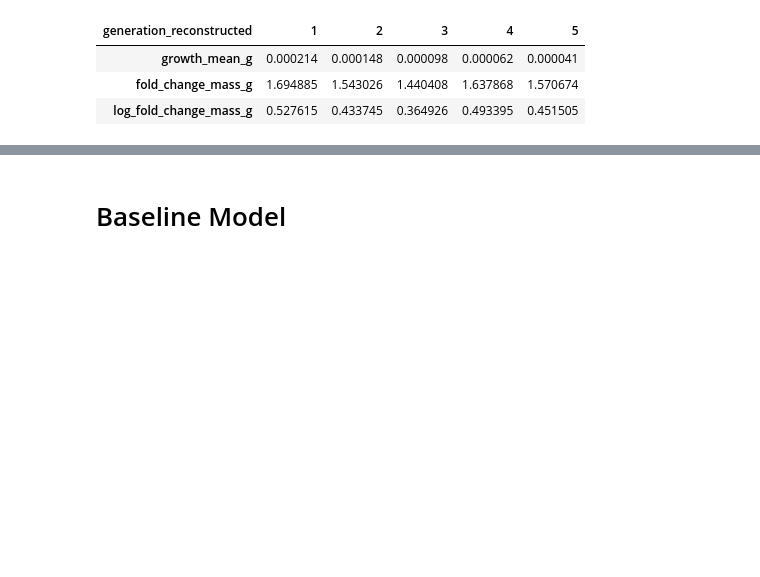
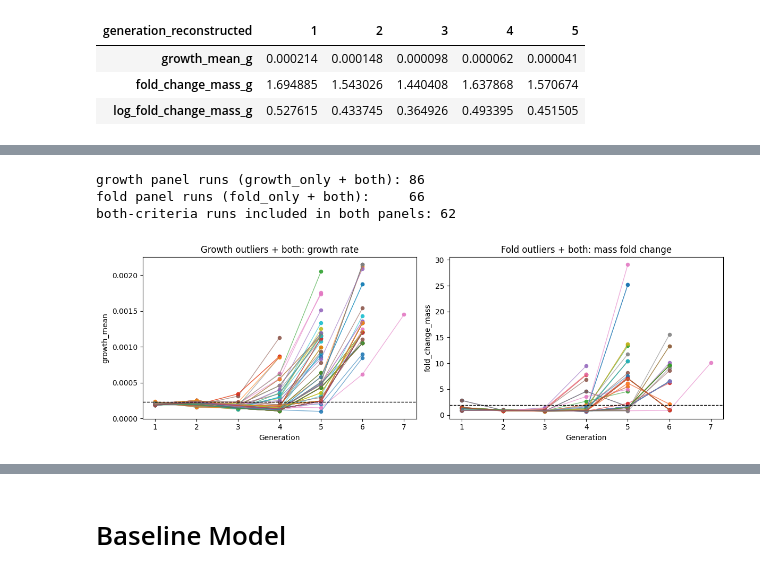
Before and after one commit to katha815/vEcoli-Local, a Jupyter notebook: surrogate/baseline_growth_rate.ipynb, the cells around one changed output, grey strips where cells are left out. Drawn from its saved outputs; the diff is of its cells as text; code cells hidden in the pictures; blank space fills up the shorter version.

```diff
--- a/surrogate/baseline_growth_rate.ipynb
+++ b/surrogate/baseline_growth_rate.ipynb
@@ -2836,0 +4931,43 @@ Wide preview (single-run feature/target style):
+# %%
+# Reuse ko_avg, ko_failed, base_growth, base_fold from previous cells
+growth_only_runs = ko_avg.loc[ko_avg['growth_outlier'] & ~ko_avg['fold_outlier'], 'run']
+fold_only_runs = ko_avg.loc[~ko_avg['growth_outlier'] & ko_avg['fold_outlier'], 'run']
+both_runs = ko_avg.loc[ko_avg['growth_outlier'] & ko_avg['fold_outlier'], 'run']
+
+growth_panel_runs = pd.Index(growth_only_runs).union(pd.Index(both_runs))
+fold_panel_runs = pd.Index(fold_only_runs).union(pd.Index(both_runs))
+
+g_growth = ko_failed[ko_failed['run'].isin(growth_panel_runs)].copy()
+g_fold = ko_failed[ko_failed['run'].isin(fold_panel_runs)].copy()
+
+print(f'growth panel runs (growth_only + both): {len(growth_panel_runs)}')
+print(f'fold panel runs (fold_only + both):     {len(fold_panel_runs)}')
+print(f'both-criteria runs included in both panels: {both_runs.nunique()}')
+
+fig, ax = plt.subplots(1, 2, figsize=(12, 4), sharex=True)
+for _, g in g_growth.groupby('run'):
+    g = g.sort_values('generation_reconstructed')
+    if len(g) > 1:
+        ax[0].plot(g['generation_reconstructed'], g['growth_mean'], '-', lw=1, alpha=0.6)
+    ax[0].scatter(g['generation_reconstructed'], g['growth_mean'], s=20, alpha=0.85)
+for _, g in g_fold.groupby('run'):
+    g = g.sort_values('generation_reconstructed')
+    if len(g) > 1:
+        ax[1].plot(g['generation_reconstructed'], g['fold_change_mass'], '-', lw=1, alpha=0.6)
+    ax[1].scatter(g['generation_reconstructed'], g['fold_change_mass'], s=20, alpha=0.85)
+
+ax[0].axhline(base_growth, color='black', ls='--', lw=1)
+ax[1].axhline(base_fold, color='black', ls='--', lw=1)
+ax[0].set_title('Growth outliers + both: growth rate')
+ax[1].set_title('Fold outliers + both: mass fold change')
+ax[0].set_xlabel('Generation')
+ax[1].set_xlabel('Generation')
+ax[0].set_ylabel('growth_mean')
+ax[1].set_ylabel('fold_change_mass')
+plt.tight_layout()
+plt.show()
+# %% [output]
+growth panel runs (growth_only + both): 86
+fold panel runs (fold_only + both):     66
+both-criteria runs included in both panels: 62
+[figure, added]
```
Also changed, not shown: parts of 32 cells of this notebook, 27 other files.
